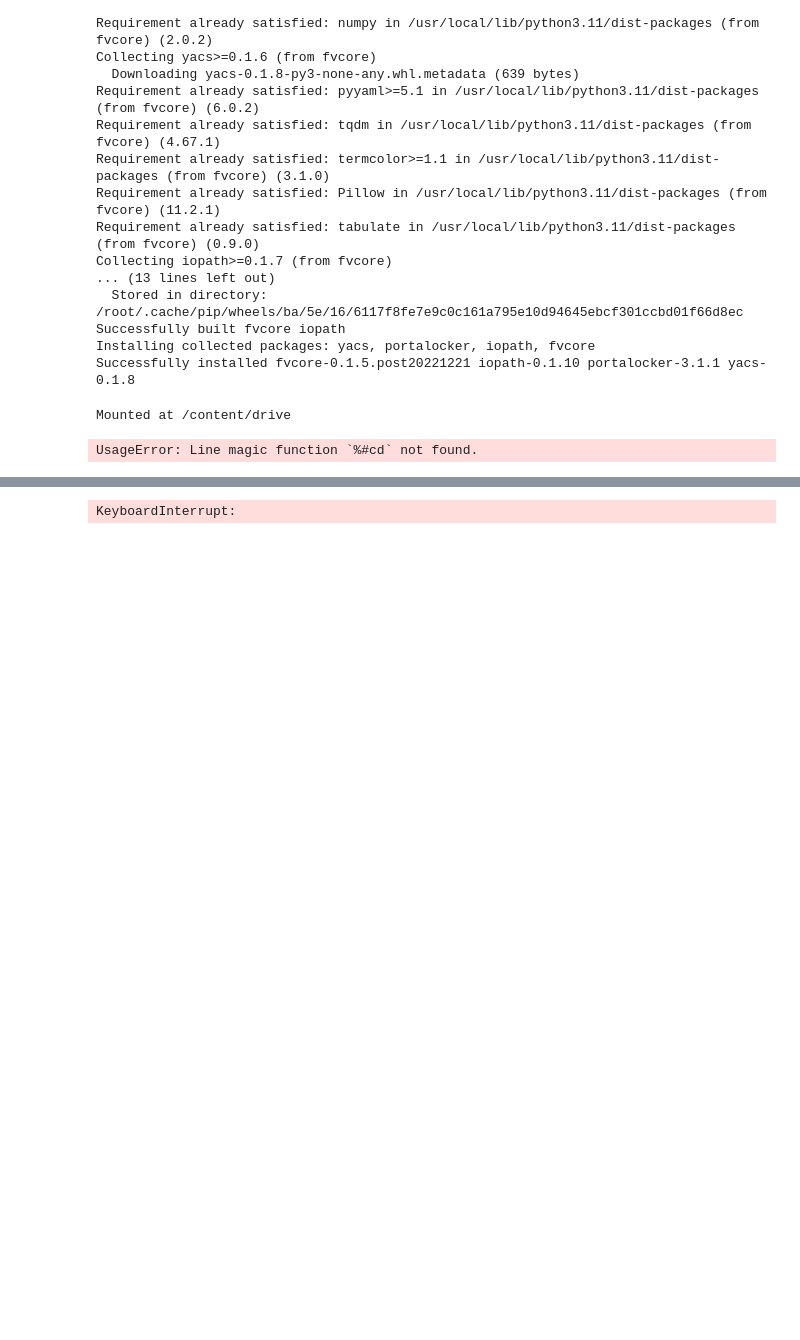
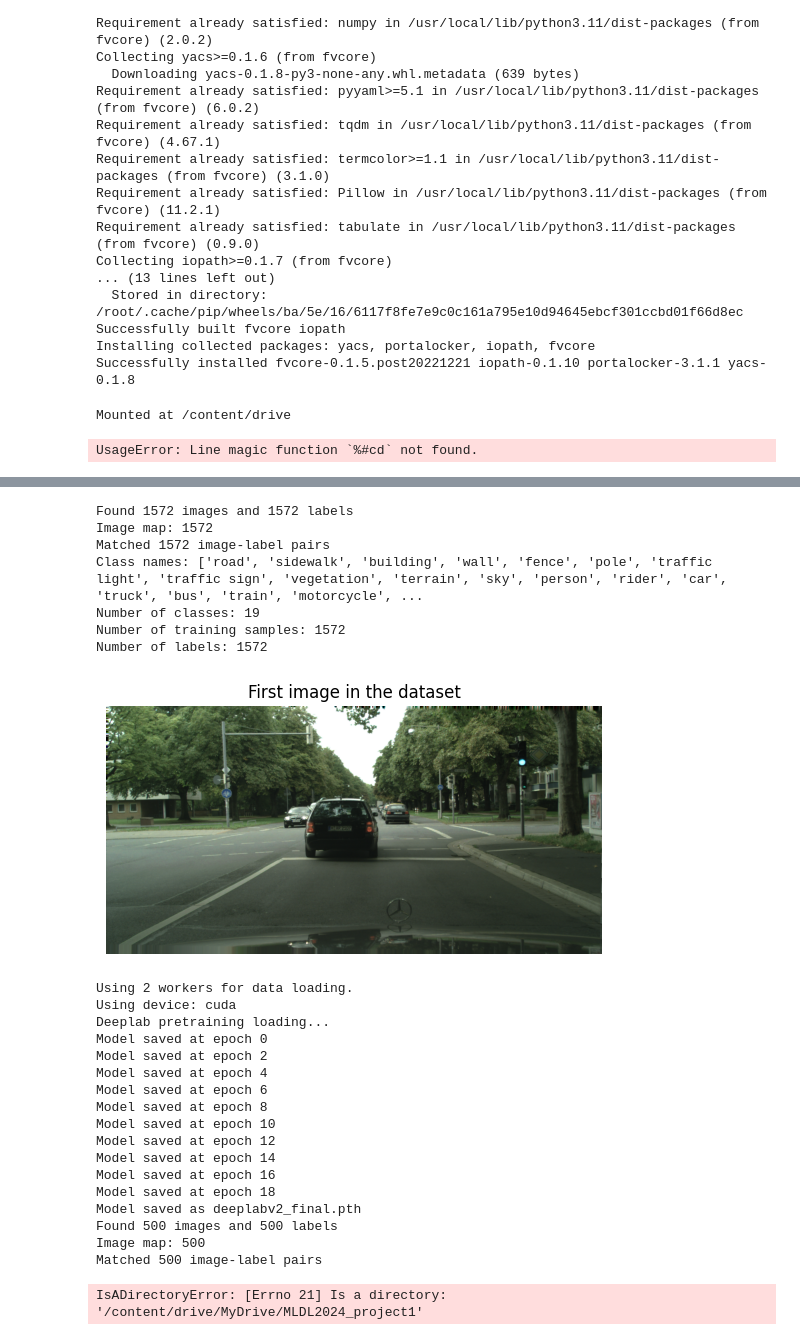
Before and after one commit to s348174/MLDL2024_project1, a Jupyter notebook: Progetto ML25.ipynb, the cells around one changed output, grey strips where cells are left out. Saved outputs shown, nothing was run; the diff lists cells and outputs as text; code cells hidden in the pictures; blank space fills up the shorter version.

```diff
--- a/Progetto ML25.ipynb
+++ b/Progetto ML25.ipynb
@@ -106,33 +109,58 @@ from train import deeplab_train, deeplab_test
 # Open zipfile
 import zipfile
 zip_path = '/content/drive/MyDrive/machine_learning_shared_2025/Cityscapes.zip'
 workspace_path = google_drive_path
 with zipfile.ZipFile(zip_path) as z:
   # Mostra i file contenuti
   #print("Contenuto dello ZIP:", z.namelist())
   with TemporaryDirectory() as tmpdir:
     z.extractall(tmpdir)
     #image_folder_path=tmpdir+"/Cityscapes/Cityspaces/images/train"
     #train_data = datasets.ImageFolder(
     #    root=image_folder_path,
     #    transform=ToTensor()
     #)
     #test_folder_path=tmpdir+"/Cityscapes/Cityspaces/images/test"
     #test_data = datasets.ImageFolder(
     #    root=image_folder_path,
     #    transform=ToTensor()
     #)
 
     # Creates symlink to data folder
     real_path = "tmpdir"
     #destinazione_symlink = "/tmp/tmpcp08lfus"
     #if not os.path.exists(destinazione_symlink):
     #    os.symlink(real_path, destinazione_symlink)
 
-    num_epochs = 28
+    num_epochs = 20
     dataset_path = tmpdir+"/Cityscapes/Cityspaces"
-    model_path = workspace_path + "/export/deeplabv2_epoch_22.pth"
+    model_path = workspace_path + "/export/deeplabv2_epoch_8.pth"
     deeplab_train(dataset_path, workspace_path, model_path, num_epochs = num_epochs)
     deeplab_test(dataset_path, workspace_path)
 # %% [output]
-KeyboardInterrupt:
+Found 1572 images and 1572 labels
+Image map: 1572
+Matched 1572 image-label pairs
+Class names: ['road', 'sidewalk', 'building', 'wall', 'fence', 'pole', 'traffic light', 'traffic sign', 'vegetation', 'terrain', 'sky', 'person', 'rider', 'car', 'truck', 'bus', 'train', 'motorcycle', ...
+Number of classes: 19
+Number of training samples: 1572
+Number of labels: 1572
+[figure, added]
+Using 2 workers for data loading.
+Using device: cuda
+Deeplab pretraining loading...
+Model saved at epoch 0
+Model saved at epoch 2
+Model saved at epoch 4
+Model saved at epoch 6
+Model saved at epoch 8
+Model saved at epoch 10
+Model saved at epoch 12
+Model saved at epoch 14
+Model saved at epoch 16
+Model saved at epoch 18
+Model saved as deeplabv2_final.pth
+Found 500 images and 500 labels
+Image map: 500
+Matched 500 image-label pairs
+IsADirectoryError: [Errno 21] Is a directory: '/content/drive/MyDrive/MLDL2024_project1'
```
Also changed, not shown: parts of 1 cell of this notebook.
